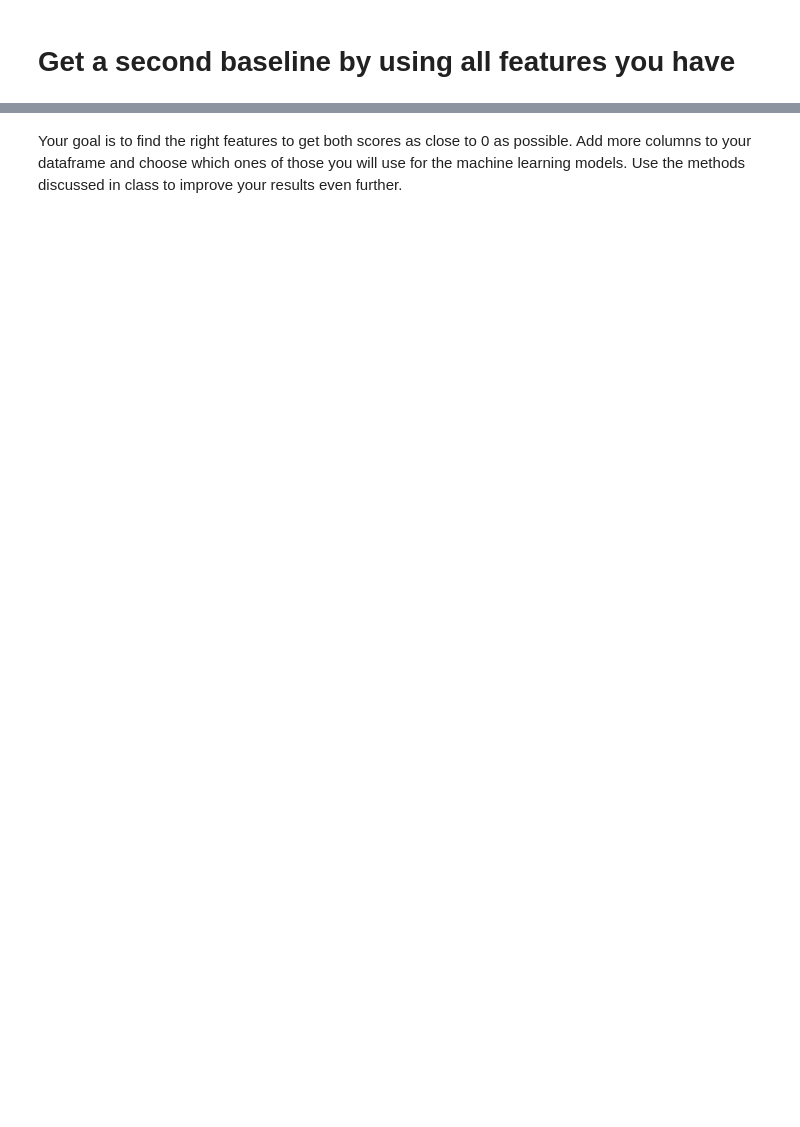
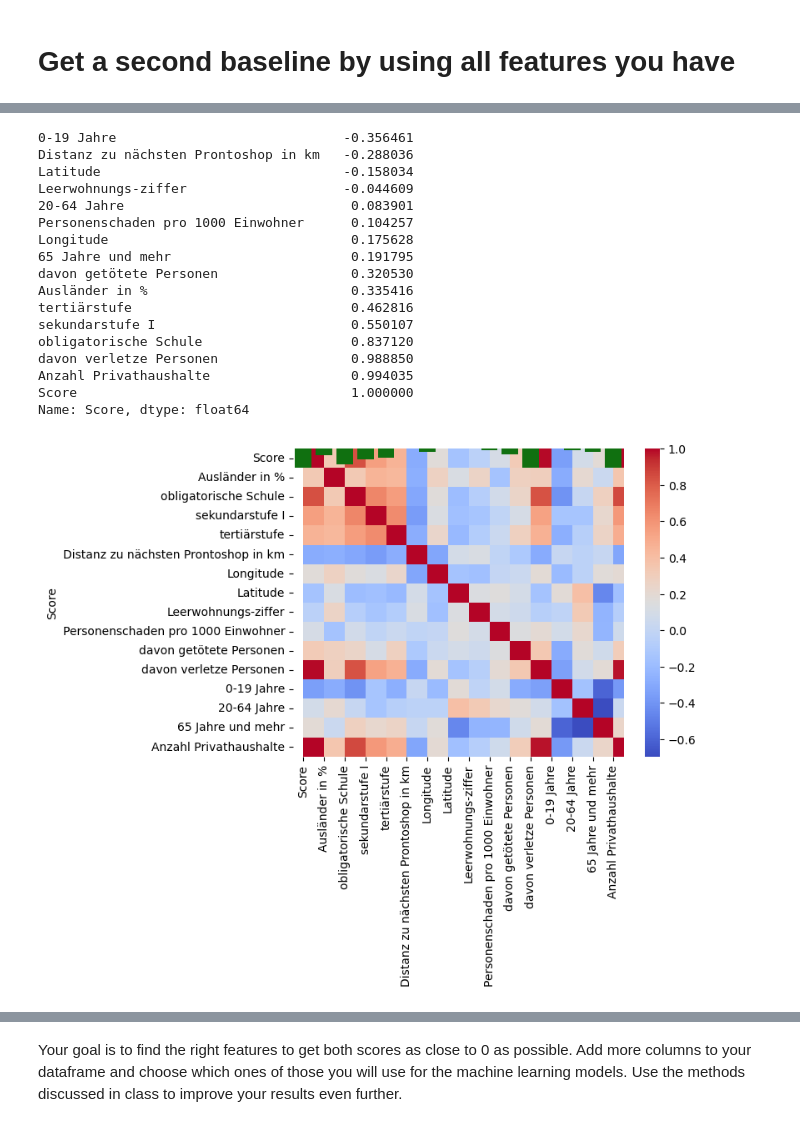
Before and after one commit to fabioryser/assignment_2_dawr, a Jupyter notebook: assignment2_template.ipynb, the cells around one changed output, grey strips where cells are left out. Cells and saved outputs as stored; diff of their text form; code cells hidden in the pictures; blank space fills up the shorter version.

```diff
--- a/assignment2_template.ipynb
+++ b/assignment2_template.ipynb
@@ -138,0 +240,8 @@ boosting : -929.6503901359321
+# %%
+# Ein Teil der Spalten normalisieren, auch wenn alle Spalten normalisiert werden, wird das Score von linear nicht besser.
+cols_to_normalize = ['Distanz zu nächsten Prontoshop in km', '0-19 Jahre', '20-64 Jahre', '65 Jahre und mehr']
+lin_df[cols_to_normalize] = (lin_df[cols_to_normalize] - lin_df[cols_to_normalize].min()) / (lin_df[cols_to_normalize].max() - lin_df[cols_to_normalize].min())
+
+linear, boost = runScoringSimple(lin_df, 'Score')
+print(f'linear   : {linear}')
+print(f'boosting : {boost}')
@@ -138,0 +256,25 @@ boosting : -929.6503901359321
+# %%
+# Korrelationsanalyse
+corr_matrix = lin_df.corr(method='pearson')
+sns.heatmap(corr_matrix, cmap='coolwarm')
+sns.barplot(x=corr_matrix.columns, y=corr_matrix.loc['Score',:], color='g')
+corr_matrix.loc['Score',:].sort_values()
+# %% [output]
+0-19 Jahre                             -0.356461
+Distanz zu nächsten Prontoshop in km   -0.288036
+Latitude                               -0.158034
+Leerwohnungs-ziffer                    -0.044609
+20-64 Jahre                             0.083901
+Personenschaden pro 1000 Einwohner      0.104257
+Longitude                               0.175628
+65 Jahre und mehr                       0.191795
+davon getötete Personen                 0.320530
+Ausländer in %                          0.335416
+tertiärstufe                            0.462816
+sekundarstufe I                         0.550107
+obligatorische Schule                   0.837120
+davon verletze Personen                 0.988850
+Anzahl Privathaushalte                  0.994035
+Score                                   1.000000
+Name: Score, dtype: float64
+[figure, added]
```
Also changed, not shown: parts of 34 cells of this notebook, 1 other file.
